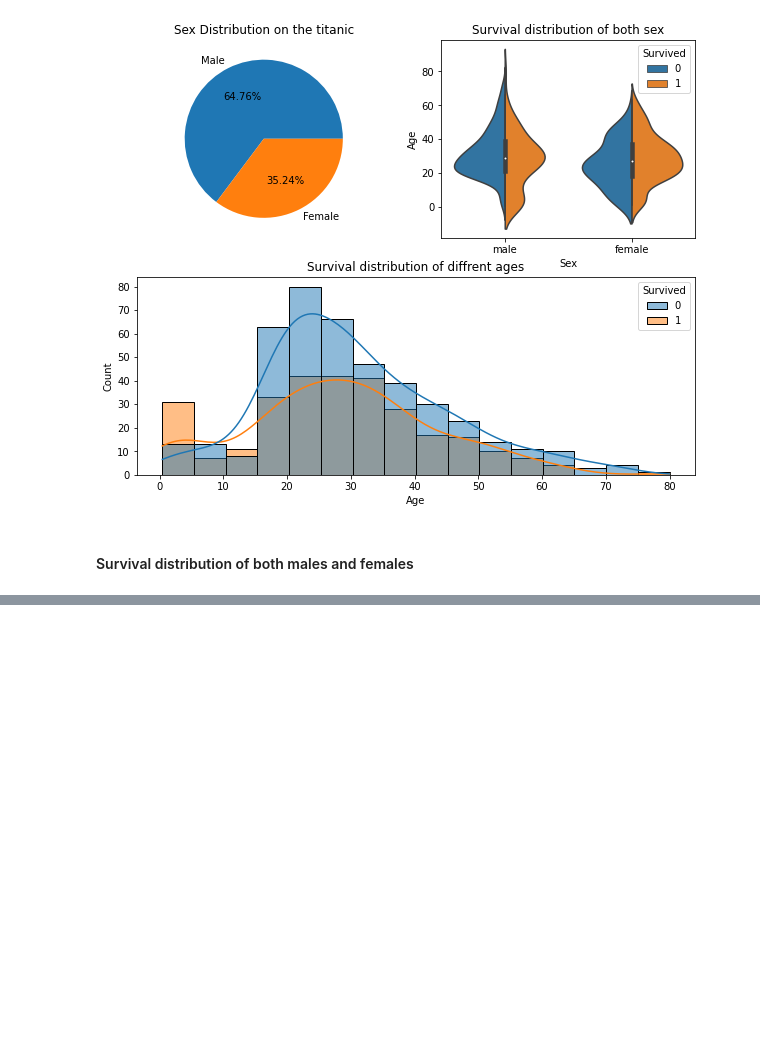
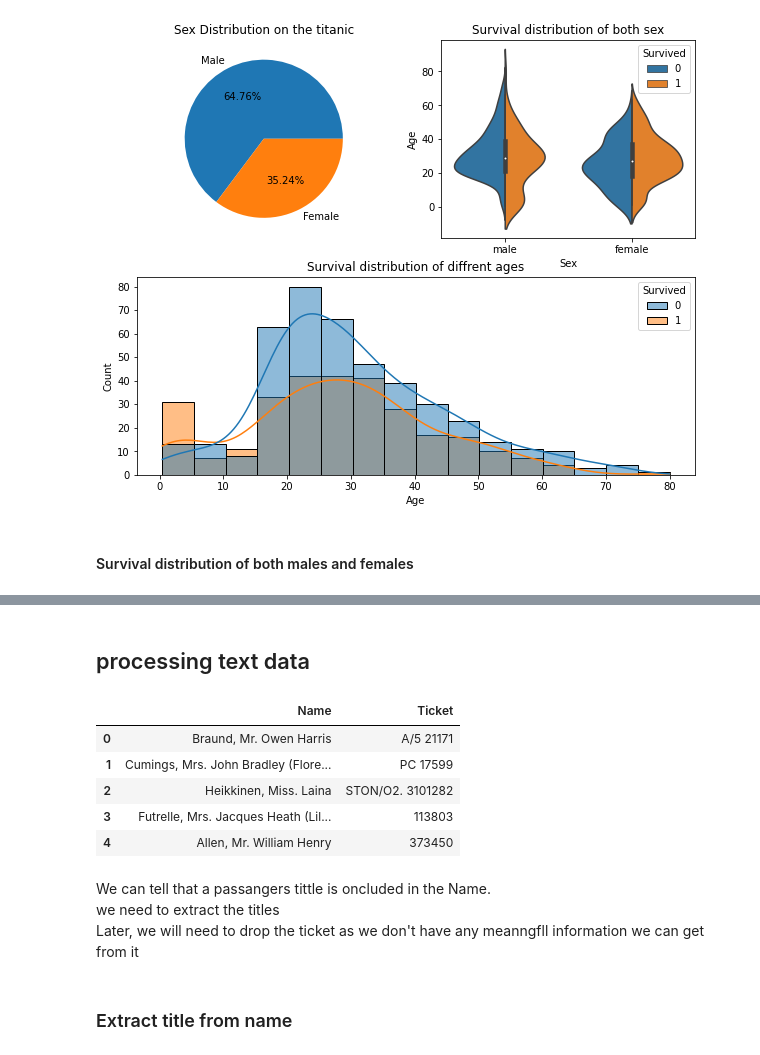
Before and after one commit to Ndaruga/Multiple-Machine-Learning-Projects, a Jupyter notebook: Titanic project/titanic.ipynb, the cells around one changed output, grey strips where cells are left out. Cells and saved outputs as stored; diff of their text form; code cells hidden in the pictures; blank space fills up the shorter version.

```diff
--- a/Titanic project/titanic.ipynb
+++ b/Titanic project/titanic.ipynb
@@ -265,0 +266,17 @@ sns.histplot(data = train_df[train_df["Sex"] == "female"],
+# %% [markdown]
+## processing text data
+# %%
+display(train_df[['Name','Ticket']].head())
+# %% [output]
+|  | Name | Ticket |
+| 0 | Braund, Mr. Owen Harris | A/5 21171 |
+| 1 | Cumings, Mrs. John Bradley (Flore... | PC 17599 |
+| 2 | Heikkinen, Miss. Laina | STON/O2. 3101282 |
+| 3 | Futrelle, Mrs. Jacques Heath (Lil... | 113803 |
+| 4 | Allen, Mr. William Henry | 373450 |
+# %% [markdown]
+We can tell that a passangers tittle is oncluded in the Name.<br>
+we need to extract the titles<br>
+Later, we will need to drop the ticket as we don't have any meanngfll information we can get from it
+# %% [markdown]
+### Extract title from name
```
Also changed, not shown: parts of 6 cells of this notebook.
